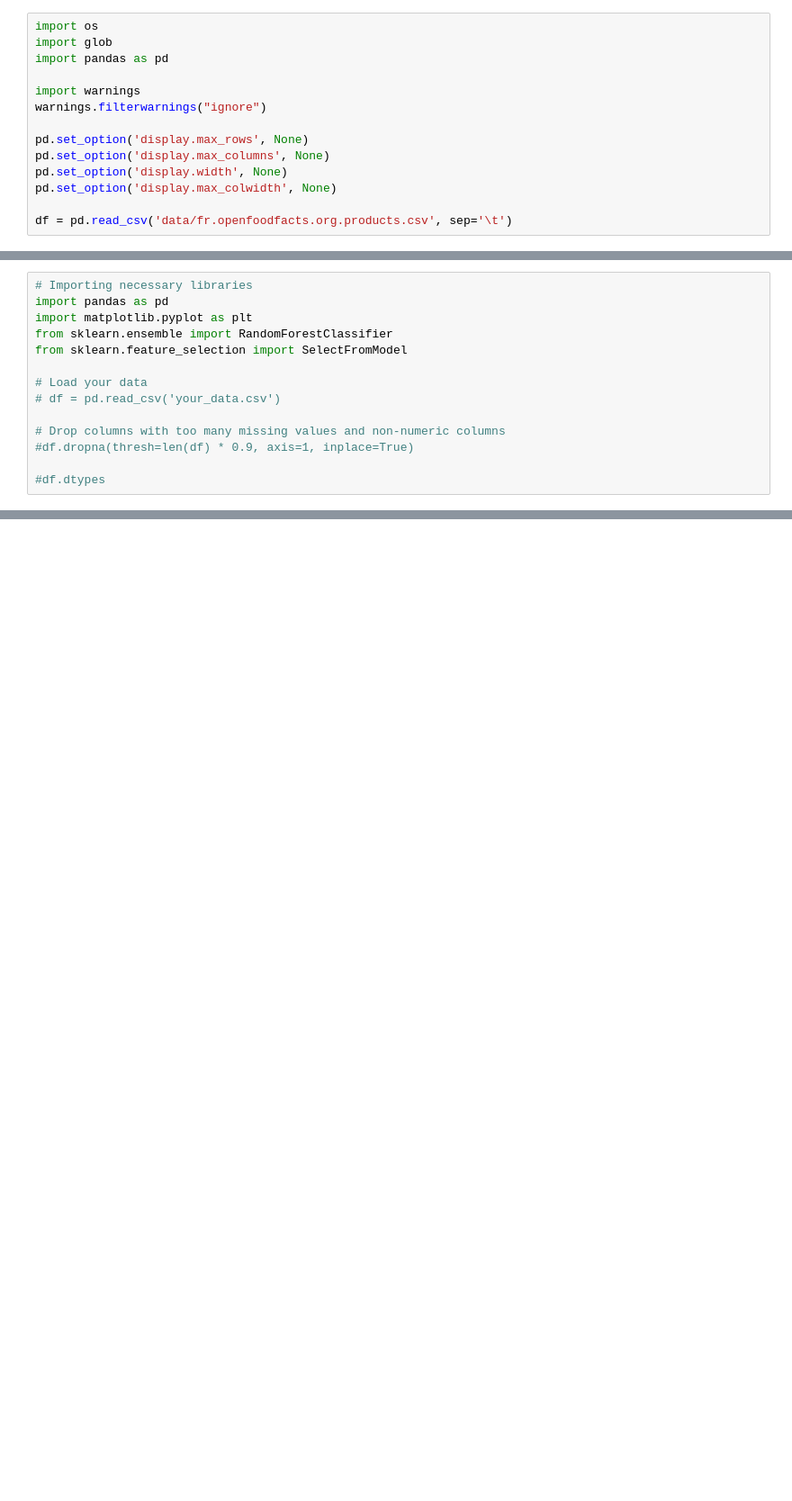
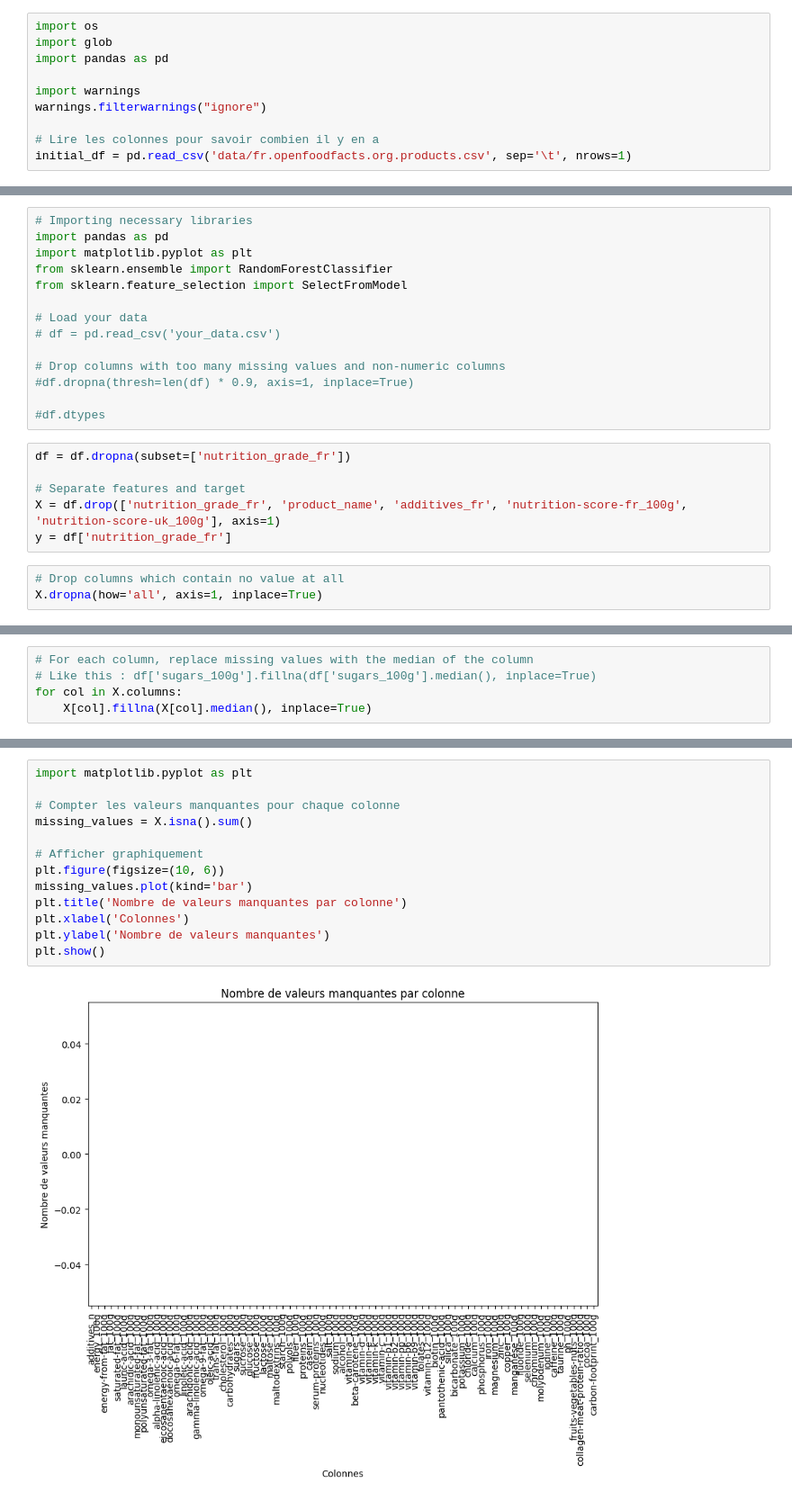
Before and after one commit to CharbonneauJean/OC-Projet2, a Jupyter notebook: oc-p2_analyse.ipynb, the cells around one changed output, grey strips where cells are left out. Shown: that part at 90% size. Cells and saved outputs as stored; diff of their text form; blank space fills up the shorter version.

```diff
--- a/oc-p2_analyse.ipynb
+++ b/oc-p2_analyse.ipynb
@@ -6,9 +6,5 @@ import pandas as pd
 import warnings
 warnings.filterwarnings("ignore")
 
-pd.set_option('display.max_rows', None)
-pd.set_option('display.max_columns', None)
-pd.set_option('display.width', None)
-pd.set_option('display.max_colwidth', None)
-
-df = pd.read_csv('data/fr.openfoodfacts.org.products.csv', sep='\t')
+# Lire les colonnes pour savoir combien il y en a
+initial_df = pd.read_csv('data/fr.openfoodfacts.org.products.csv', sep='\t', nrows=1)
@@ -55,3 +65,12 @@ from sklearn.feature_selection import SelectFromModel
 #df.dropna(thresh=len(df) * 0.9, axis=1, inplace=True)
 
 #df.dtypes
+# %%
+df = df.dropna(subset=['nutrition_grade_fr'])
+
+# Separate features and target
+X = df.drop(['nutrition_grade_fr', 'product_name', 'additives_fr', 'nutrition-score-fr_100g', 'nutrition-score-uk_100g'], axis=1)
+y = df['nutrition_grade_fr']
+# %%
+# Drop columns which contain no value at all
+X.dropna(how='all', axis=1, inplace=True)
@@ -57,0 +79,5 @@ from sklearn.feature_selection import SelectFromModel
+# %%
+# For each column, replace missing values with the median of the column
+# Like this : df['sugars_100g'].fillna(df['sugars_100g'].median(), inplace=True)
+for col in X.columns:
+    X[col].fillna(X[col].median(), inplace=True)
@@ -57,0 +97,15 @@ from sklearn.feature_selection import SelectFromModel
+# %%
+import matplotlib.pyplot as plt
+
+# Compter les valeurs manquantes pour chaque colonne
+missing_values = X.isna().sum()
+
+# Afficher graphiquement
+plt.figure(figsize=(10, 6))
+missing_values.plot(kind='bar')
+plt.title('Nombre de valeurs manquantes par colonne')
+plt.xlabel('Colonnes')
+plt.ylabel('Nombre de valeurs manquantes')
+plt.show()
+# %% [output]
+[figure, added]
```
Also changed, not shown: parts of 16 cells of this notebook.
